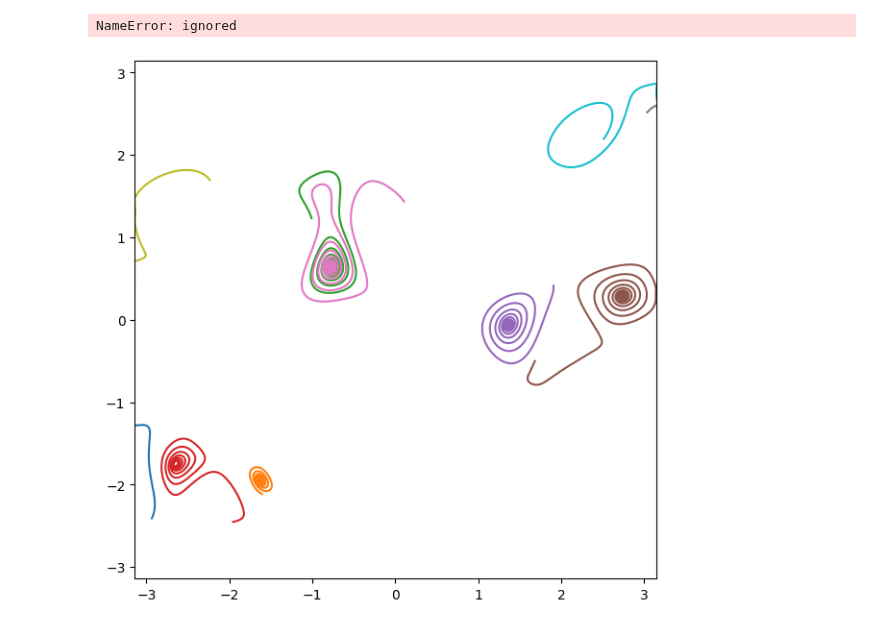
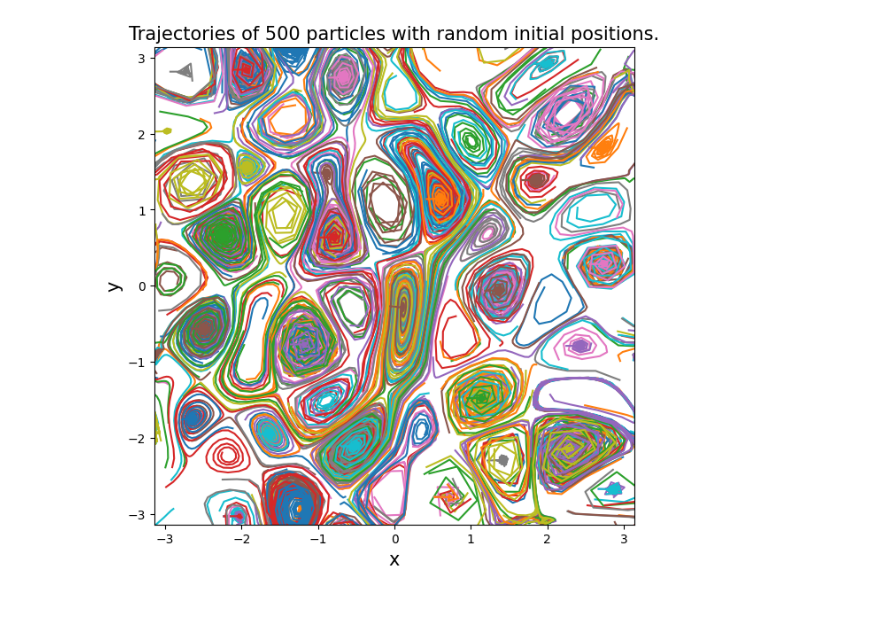
Before and after one commit to bpellow/m2rproject, a Jupyter notebook: exact_trajectory_generator.ipynb, the cells around one changed output. Drawn from its saved outputs; the diff is of its cells as text; code cells hidden in the pictures.

```diff
--- a/exact_trajectory_generator.ipynb
+++ b/exact_trajectory_generator.ipynb
@@ -65,31 +65,36 @@ def f(t,pos,gamma):
   return np.array([u,v])
 # %%
 #Randomly select initial points
-num_points = 10
+num_points = 500
 
 x_coords = np.random.uniform(-np.pi, np.pi, num_points)
 y_coords = np.random.uniform(-np.pi, np.pi, num_points)
 initial_conditions = np.column_stack((x_coords, y_coords))
 
-n = 2000 #number of time steps
-dt = 0.1 #value of the timestep
-time_span = n * dt
+time_span = 500
+n = 400 #number of time steps
+dt = time_span / n #value of each timestep
 
 solutions = []
 gamma = 0.05
 for y0 in initial_conditions:
   sol,t = rk4(f,y0,dt,n,gamma)
   solutions.append(sol)
-# %% [output]
-NameError: ignored
 # %%
-#Visualise the trajectories
-plt.figure(figsize=(7, 7))
+#Visualise the trajectories modulo the basin
+fig,ax = plt.subplots(figsize=(7,7))
+
+
 for sol in solutions:
   plt.plot(sol[:,0],sol[:,1])
 
-plt.xlim(-np.pi, np.pi)
-plt.ylim(-np.pi, np.pi)
+s = 15
+ax.set_xlim(-np.pi, np.pi)
+ax.set_ylim(-np.pi, np.pi)
+ax.set_xlabel('x',fontsize=s)
+ax.set_ylabel('y',fontsize=s)
+ax.set_title(f'Trajectories of {num_points} particles with random initial positions.',fontsize=s)
+
 plt.show()
 # %% [output]
-[figure, old version]
+[figure, new version]
```
Also changed, not shown: parts of 1 cell of this notebook.
